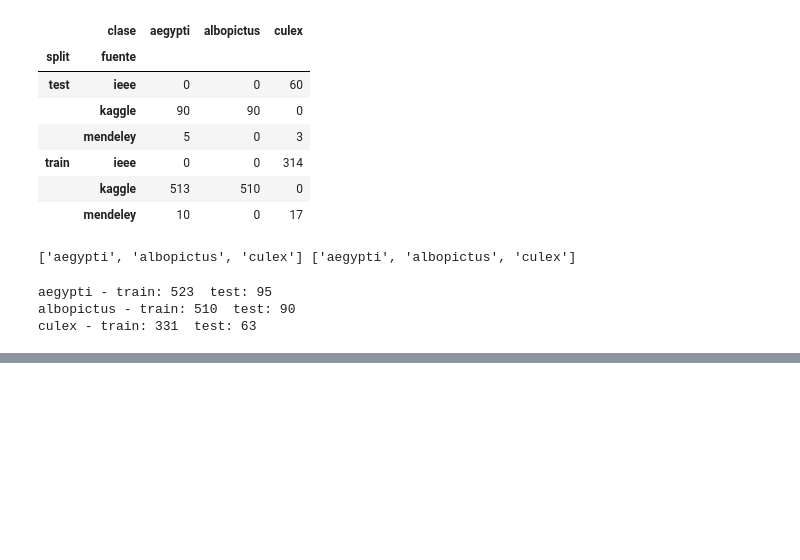
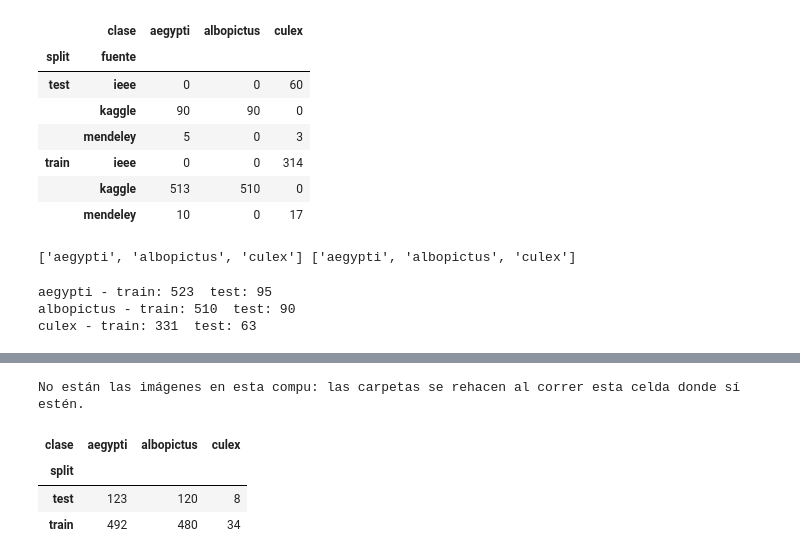
Before and after one commit to GaboSM1507/Proyecto-VectorIA, a Jupyter notebook: notebooks/02_CNN_Mosquitos.ipynb, the cells around one changed output, grey strips where cells are left out. Cells and saved outputs as stored; diff of their text form; code cells hidden in the pictures; blank space fills up the shorter version.

```diff
--- a/notebooks/02_CNN_Mosquitos.ipynb
+++ b/notebooks/02_CNN_Mosquitos.ipynb
@@ -280,0 +342,25 @@ datos.drop(columns=['carpeta']).to_csv('../data/processed/inventario_imagenes.cs
+# %%
+# Guardamos el inventario corregido y, si están las imágenes, rehacemos las carpetas para flow_from_directory #
+corregido.to_csv('../data/processed/inventario_imagenes.csv', index=False)
+
+mi_directorio = '../data/raw/imagenes/fuentes'
+destino = '../data/raw/imagenes/dataset'
+if os.path.exists(mi_directorio):
+    if os.path.exists(destino):
+        shutil.rmtree(destino)
+    for split in ['train', 'test']:
+        for clase in ['aegypti', 'albopictus', 'culex']:
+            os.makedirs(os.path.join(destino, split, clase))
+    for _, fila in corregido.iterrows():
+        shutil.copy(fila['ruta'], os.path.join(destino, fila['split'], fila['clase'], fila['fuente'] + '_' + fila['archivo']))
+    print('Carpetas rehechas en', destino)
+else:
+    print('No están las imágenes en esta compu: las carpetas se rehacen al correr esta celda donde sí estén.')
+
+corregido.groupby(['split', 'clase']).size().unstack()
+# %% [output]
+No están las imágenes en esta compu: las carpetas se rehacen al correr esta celda donde sí estén.
+| clase | aegypti | albopictus | culex |
+| split |  |  |  |
+| test | 123 | 120 | 8 |
+| train | 492 | 480 | 34 |
```
Also changed, not shown: parts of 5 cells of this notebook, 1 other file.
